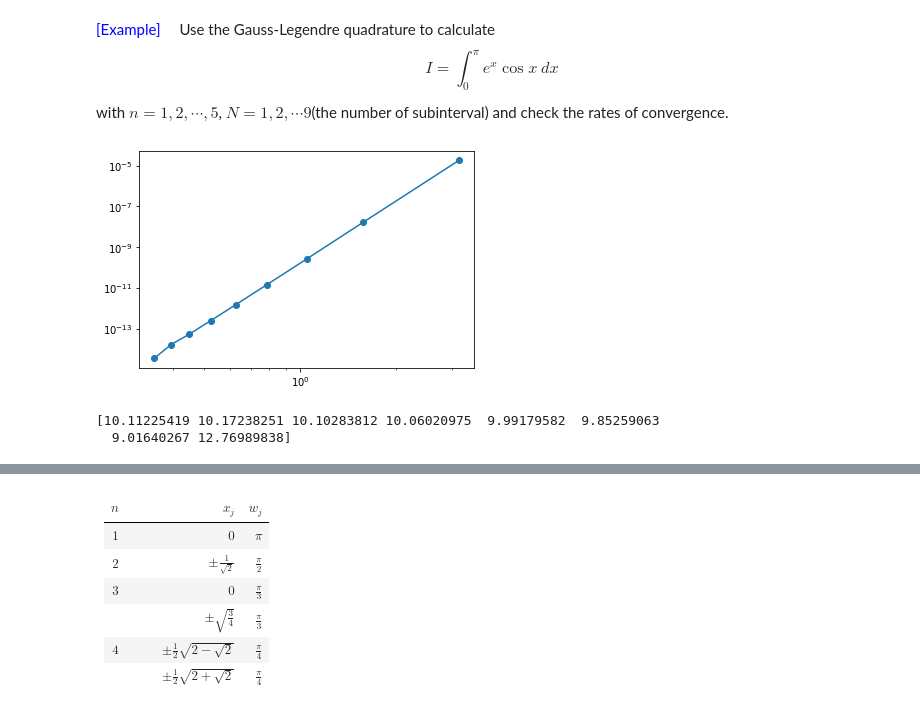
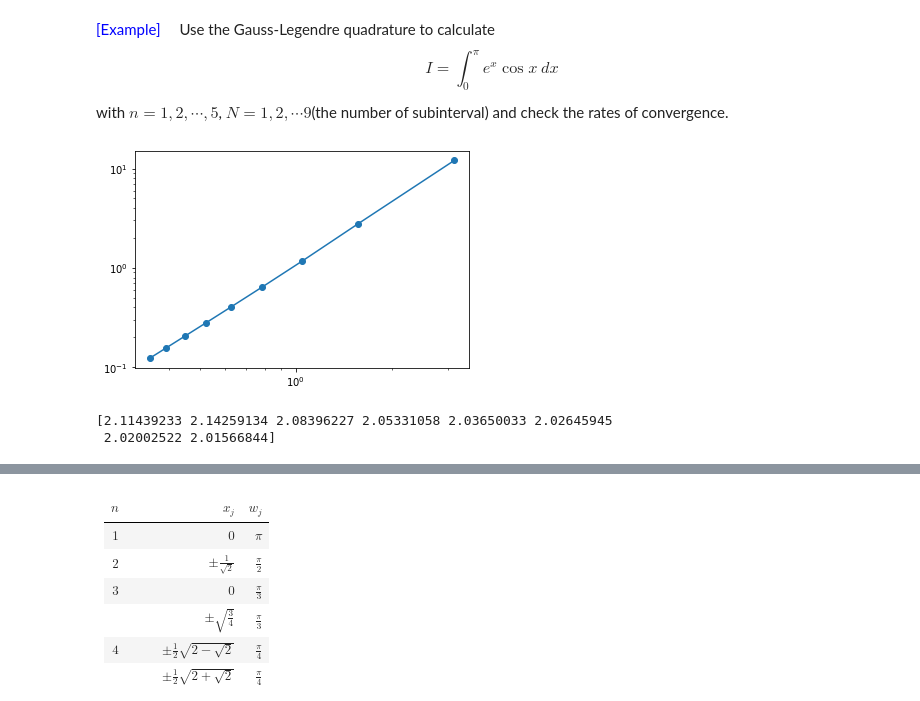
Before and after one commit to dw-shin/NA_notes, a Jupyter notebook: chapter5/NA_ch5.ipynb, the cells around one changed output, grey strips where cells are left out. Cells and saved outputs as stored; diff of their text form; code cells hidden in the pictures.

```diff
--- a/chapter5/NA_ch5.ipynb
+++ b/chapter5/NA_ch5.ipynb
@@ -479,7 +479,9 @@ def GL_quadrature(f,n,a,b,n_sub):
     p, w = GL_points(n)
     I = 0
     for j in range(0,n_sub):
-        pass
+        J = (x[j+1] - x[j]) / 2
+        points = x[j] + (p + 1) * J
+        I += np.sum(w * f(points)) * J
     return I
 # %% [markdown]
 <span style="color:blue">[Example]</span> &emsp; Use the Gauss-Legendre quadrature to calculate
@@ -488,28 +490,28 @@ with $n = 1, 2, \cdots, 5$, $N = 1, 2, \cdots 9$(the number of subinterval) and
 # %%
 import matplotlib.pylab as plt
 %matplotlib inline
 
 num_iter = 9
-n = 5
+n = 1
 E = np.zeros(num_iter)
 I_exact = -(np.exp(np.pi)+1)/2
 f = lambda x: np.exp(x) * np.cos(x)
 a = 0
 b = np.pi
 
 for j in range(0,num_iter):
     n_sub = j+1
     I = GL_quadrature(f,n,a,b,n_sub)
     E[j] = np.abs(I_exact - I)
 
 h = np.pi/np.array([i+1 for i in range(0,num_iter)])
 plt.loglog(h,E,'o-')
 plt.show()
 # %% [output]
-[figure, old version]
+[figure, new version]
 # %%
 rate_of_convergence = (np.log(E[1::]) - np.log(E[0:-1]))/(np.log(h[1::])-np.log(h[0:-1]))
 print(rate_of_convergence)
 # %% [output]
-[10.11225419 10.17238251 10.10283812 10.06020975  9.99179582  9.85259063
-  9.01640267 12.76989838]
+[2.11439233 2.14259134 2.08396227 2.05331058 2.03650033 2.02645945
+ 2.02002522 2.01566844]
```
Also changed, not shown: parts of 3 cells of this notebook, 1 other file.
